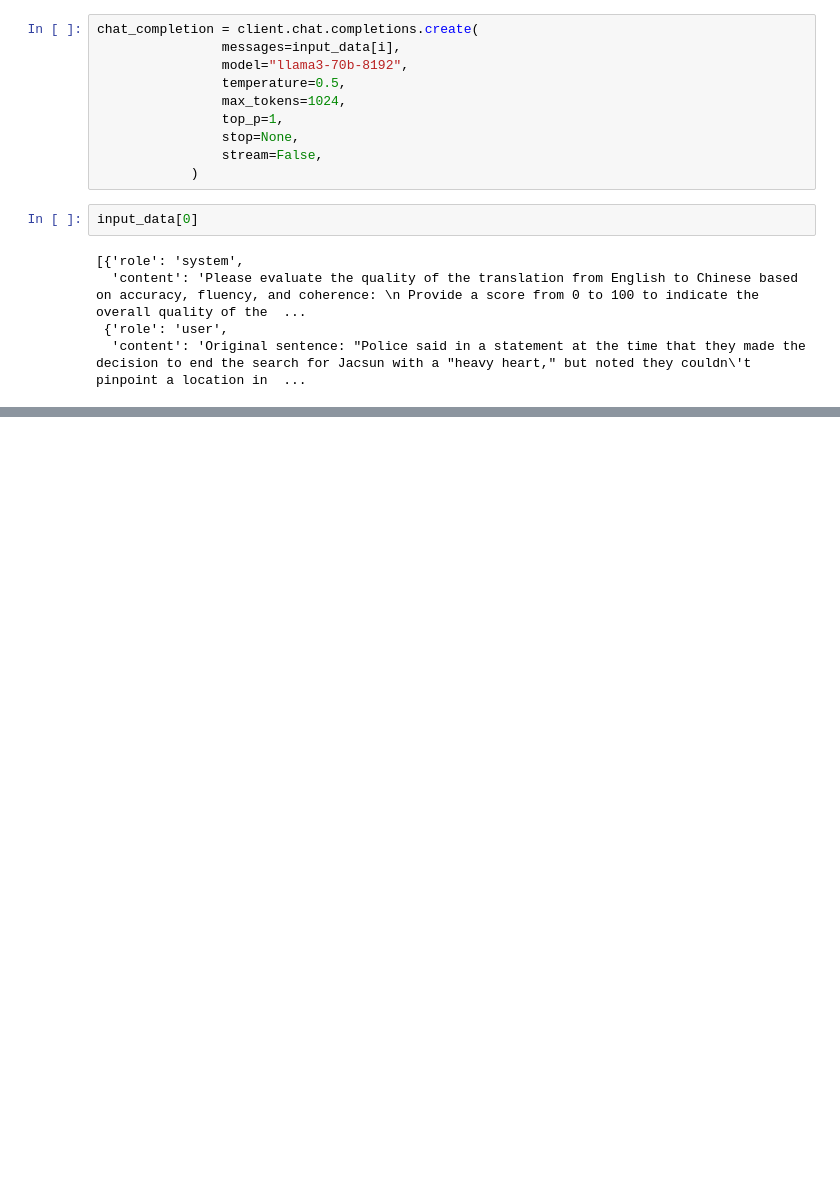
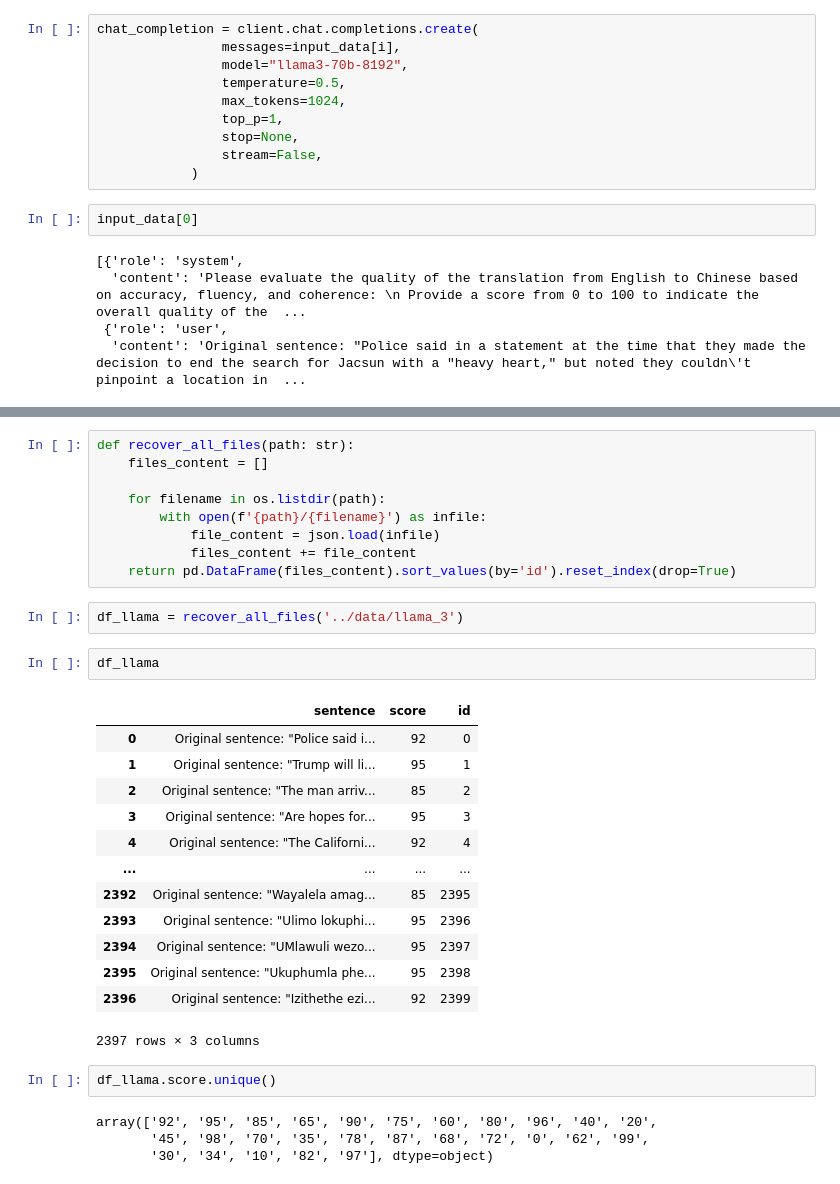
Before and after one commit to rubzip/Mistral_MT_Evaluation, a Jupyter notebook: src/Llama3.ipynb, the cells around one changed output, grey strips where cells are left out. Cells and saved outputs as stored; diff of their text form; blank space fills up the shorter version.

Commit message:
Results Llama3

```diff
--- a/src/Llama3.ipynb
+++ b/src/Llama3.ipynb
@@ -151,0 +151,33 @@ content
+# %%
+def recover_all_files(path: str):
+    files_content = []
+
+    for filename in os.listdir(path):
+        with open(f'{path}/{filename}') as infile:
+            file_content = json.load(infile)
+            files_content += file_content
+    return pd.DataFrame(files_content).sort_values(by='id').reset_index(drop=True)
+# %%
+df_llama = recover_all_files('../data/llama_3')
+# %%
+df_llama
+# %% [output]
+|  | sentence | score | id |
+| 0 | Original sentence: "Police said i... | 92 | 0 |
+| 1 | Original sentence: "Trump will li... | 95 | 1 |
+| 2 | Original sentence: "The man arriv... | 85 | 2 |
+| 3 | Original sentence: "Are hopes for... | 95 | 3 |
+| 4 | Original sentence: "The Californi... | 92 | 4 |
+| ... | ... | ... | ... |
+| 2392 | Original sentence: "Wayalela amag... | 85 | 2395 |
+| 2393 | Original sentence: "Ulimo lokuphi... | 95 | 2396 |
+| 2394 | Original sentence: "UMlawuli wezo... | 95 | 2397 |
+| 2395 | Original sentence: "Ukuphumla phe... | 95 | 2398 |
+| 2396 | Original sentence: "Izithethe ezi... | 92 | 2399 |
+2397 rows × 3 columns
+# %%
+df_llama.score.unique()
+# %% [output]
+array(['92', '95', '85', '65', '90', '75', '60', '80', '96', '40', '20',
+       '45', '98', '70', '35', '78', '87', '68', '72', '0', '62', '99',
+       '30', '34', '10', '82', '97'], dtype=object)
```
Also changed, not shown: parts of 5 cells of this notebook, 4 other files.
